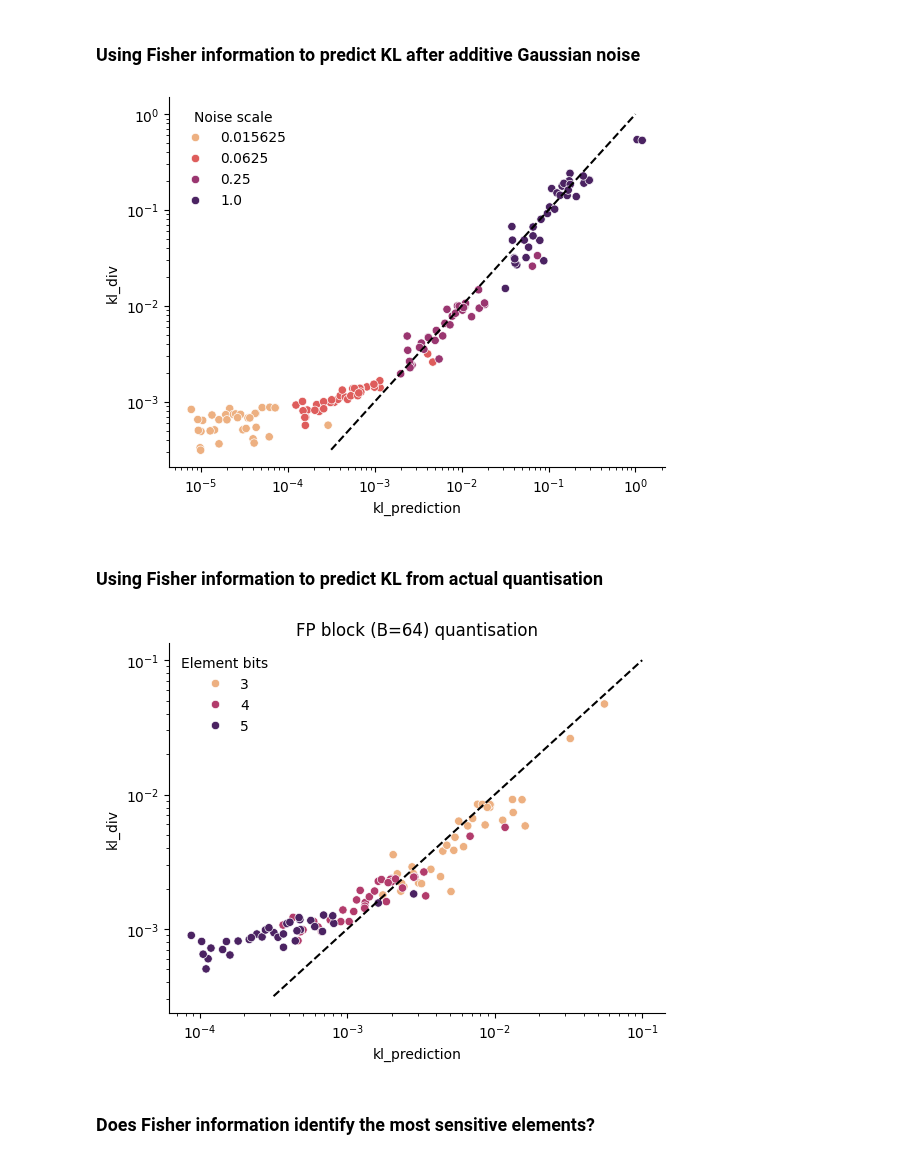
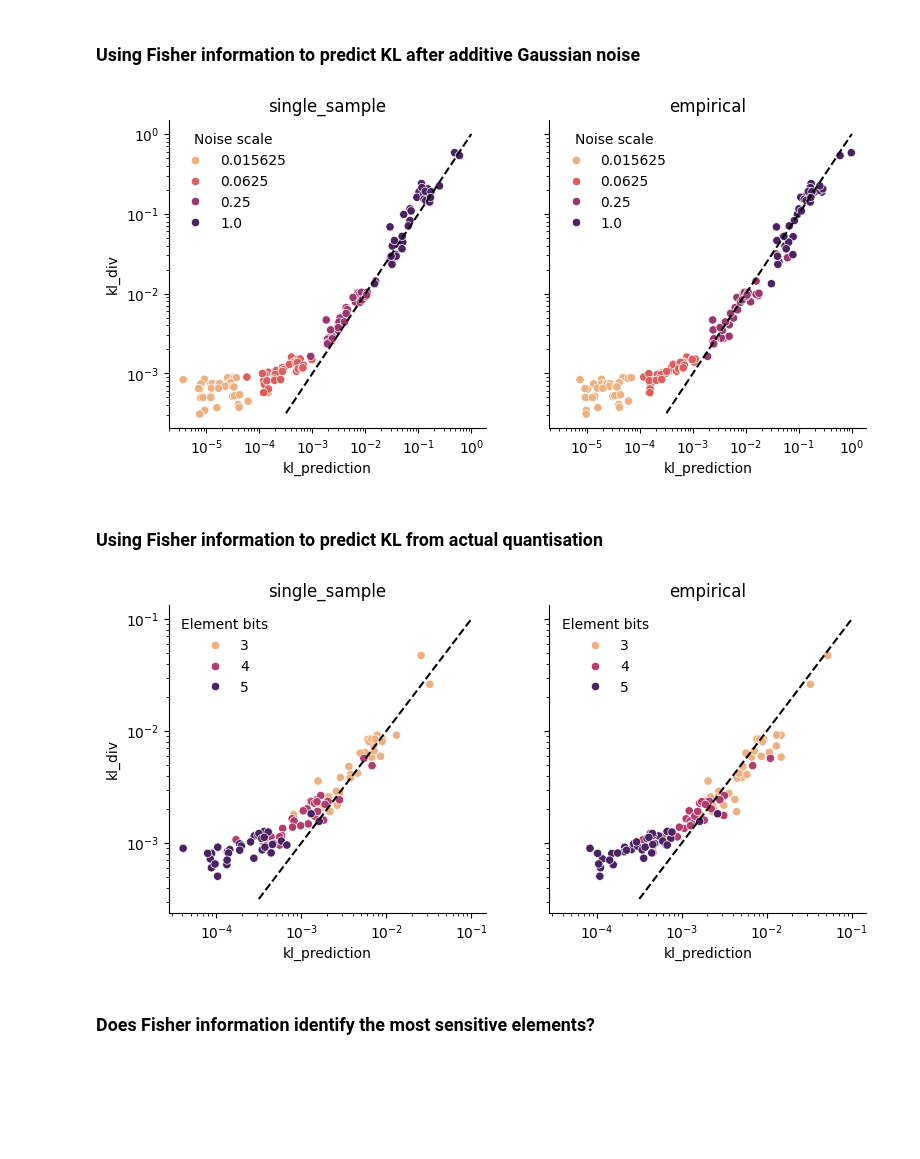
Before and after one commit to graphcore-research/llama-mobile-vlm, a Jupyter notebook: 20250127-FormatsCascade/archive/0414-SensitivityPrediction.ipynb, the cells around one changed output. Drawn from its saved outputs; the diff is of its cells as text; code cells hidden in the pictures; blank space fills up the shorter version.

Commit message:
Update Fisher sensitivity to use a 2-stage accumulator, and provide a single_sample Fisher mode

```diff
--- a/20250127-FormatsCascade/archive/0414-SensitivityPrediction.ipynb
+++ b/20250127-FormatsCascade/archive/0414-SensitivityPrediction.ipynb
@@ -27,8 +27,9 @@ DEVICE = torch.device("cuda") if torch.cuda.is_available() else torch.device("cp
 # %%
 model = E.RequantisableModel.load("meta-llama/Llama-3.2-1B", DEVICE, torch.bfloat16)
 params = {k: v.detach() for k, v in model.model.named_parameters() if v.ndim == 2}
-data = E.Dataset.load_wikitext2(model.model, sequence_length=256, batch_size=16, kl_topk=128, sequence_limit=128)
-data_train = E.Dataset.load_wikitext2(model.model, sequence_length=256, batch_size=16, kl_topk=128, sequence_limit=128, split="train")
+data = E.Dataset.load_wikitext(model.model, sequence_length=256, batch_size=16, kl_topk=128, sequence_limit=128)
+data_train = E.Dataset.load_wikitext(model.model, sequence_length=256, batch_size=16, kl_topk=0, sequence_limit=512, split="train", line_limit=int(1e4))
+assert data_train.masks.all()
 
 def evaluate_model() -> dict[str, float]:
     """Evaluate the current model and return (cross_entropy, cross_entropy_stderr, kl_div, kl_div_stderr) in a dict."""
@@ -77,3 +91,0 @@ param_stats = get_stats(model.model, "cross_entropy", progress=True)
-# %%
-ax = sns.histplot(data=pd.DataFrame.from_dict([dict(parameter=k, sensitivity=v["grad_weight_sq"].mean().item()) for k, v in param_stats.items()]),
-                  x="sensitivity", log_scale=True)
@@ -81,0 +92,10 @@ ax = sns.histplot(data=pd.DataFrame.from_dict([dict(parameter=k, sensitivity=v["
+# %%
+df = pd.DataFrame.from_dict([dict(parameter=k, empirical_fisher=stats_empirical[k]["grad_weight_sq"].mean().item(),
+                                  single_sample_fisher=stats_single_sample[k]["grad_weight_sq"].mean().item())
+                             for k in stats_empirical])
+bins = 10**torch.linspace(-5, -2, 21)
+g = sns.jointplot(data=df, x="empirical_fisher", y="single_sample_fisher", marginal_kws=dict(bins=bins))
+g.ax_joint.set_xscale("log")
+g.ax_joint.set_yscale("log")
+xs = torch.linspace(*g.ax_joint.get_xlim(), 101)
+g.ax_joint.plot(xs, xs, "k--")
@@ -102,19 +125,22 @@ def sweep() -> Iterable[dict[str, float]]:
 
 df_noise = pd.DataFrame.from_records(list(tqdm.tqdm(sweep())))
 # %%
-ax = sns.scatterplot(
-    data=df_noise.assign(kl_prediction=df_noise.apply(
-        # Using https://en.wikipedia.org/wiki/Fisher_information#Relation_to_relative_entropy
-        lambda s: 0.5 * param_stats[s.parameter]["grad_weight_sq"].sum().item() * params[s.parameter].pow(2).mean().item() * s.scale**2,
-        axis=1)),
-    y="kl_div", x="kl_prediction", hue="scale", palette="flare", hue_norm=matplotlib.colors.LogNorm())
-ax.set_xscale("log")
-ax.set_yscale("log")
-ax.legend(title="Noise scale")
-xs = 10**torch.linspace(-3.5, 0, 101)
-ax.plot(xs, xs, "k--");
+_, axs = plt.subplots(ncols=2, figsize=(9, 4), sharey=True, sharex=True)
+for title, stats, ax in [("single_sample", stats_single_sample, axs[0]), ("empirical", stats_empirical, axs[1])]:
+    sns.scatterplot(
+        data=df_noise.assign(kl_prediction=df_noise.apply(
+            # Using https://en.wikipedia.org/wiki/Fisher_information#Relation_to_relative_entropy
+            lambda s: 0.5 * stats[s.parameter]["grad_weight_sq"].sum().item() * params[s.parameter].pow(2).mean().item() * s.scale**2,
+            axis=1)),
+        y="kl_div", x="kl_prediction", hue="scale", palette="flare", hue_norm=matplotlib.colors.LogNorm(), ax=ax)
+    ax.set_xscale("log")
+    ax.set_yscale("log")
+    ax.legend(title="Noise scale")
+    xs = 10**torch.linspace(-3.5, 0, 101)
+    ax.plot(xs, xs, "k--")
+    ax.set_title(title)
 # %% [output]
-[figure, old version]
+[figure, new version]
 # %% [markdown]
 ### Using Fisher information to predict KL from actual quantisation
 # %%
@@ -141,19 +167,21 @@ def sweep() -> Iterable[dict[str, float]]:
 
 df_quant = pd.DataFrame.from_records(list(tqdm.tqdm(sweep())))
 # %%
-ax = sns.scatterplot(
-    data=df_quant.assign(kl_prediction=df_quant.apply(
-        lambda s: 0.5 * param_stats[s.parameter]["grad_weight_sq"].sum().item() * s.rmse**2,
-        axis=1)),
-    y="kl_div", x="kl_prediction", hue="ebits", palette="flare", hue_norm=matplotlib.colors.LogNorm())
-ax.set_xscale("log")
-ax.set_yscale("log")
-ax.legend(title="Element bits")
-xs = 10**torch.linspace(-3.5, -1, 101)
-ax.plot(xs, xs, "k--")
-ax.set_title("FP block (B=64) quantisation");
+_, axs = plt.subplots(ncols=2, figsize=(9, 4), sharey=True, sharex=True)
+for title, stats, ax in [("single_sample", stats_single_sample, axs[0]), ("empirical", stats_empirical, axs[1])]:
+    sns.scatterplot(
+        data=df_quant.assign(kl_prediction=df_quant.apply(
+            lambda s: 0.5 * stats[s.parameter]["grad_weight_sq"].sum().item() * s.rmse**2,
+            axis=1)),
+        y="kl_div", x="kl_prediction", hue="ebits", palette="flare", hue_norm=matplotlib.colors.LogNorm(), ax=ax)
+    ax.set_xscale("log")
+    ax.set_yscale("log")
+    ax.legend(title="Element bits")
+    xs = 10**torch.linspace(-3.5, -1, 101)
+    ax.plot(xs, xs, "k--")
+    ax.set_title(title)
 # %% [output]
-[figure, old version]
+[figure, new version]
 # %% [markdown]
 ### Does Fisher information identify the most sensitive elements?
 # %%
```
Also changed, not shown: parts of 10 cells of this notebook, 4 other files.
